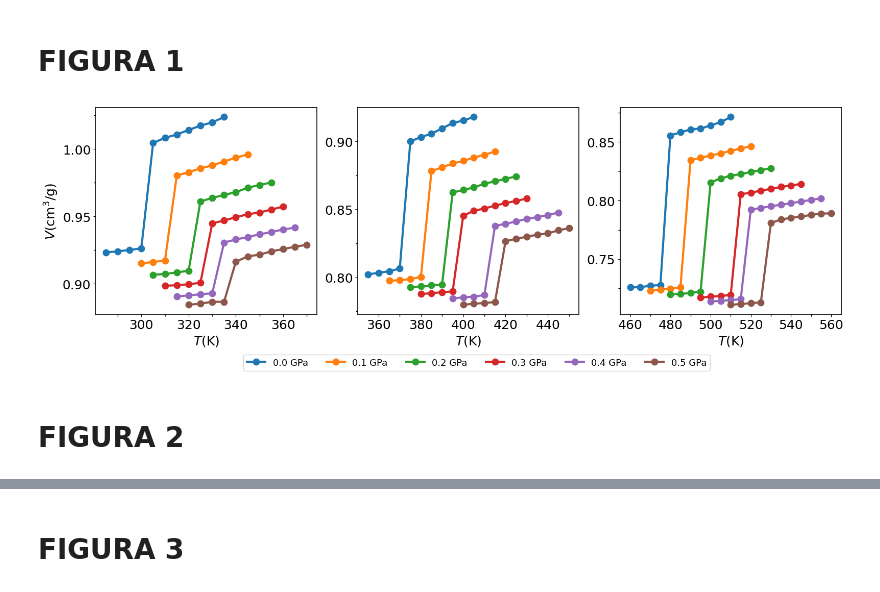
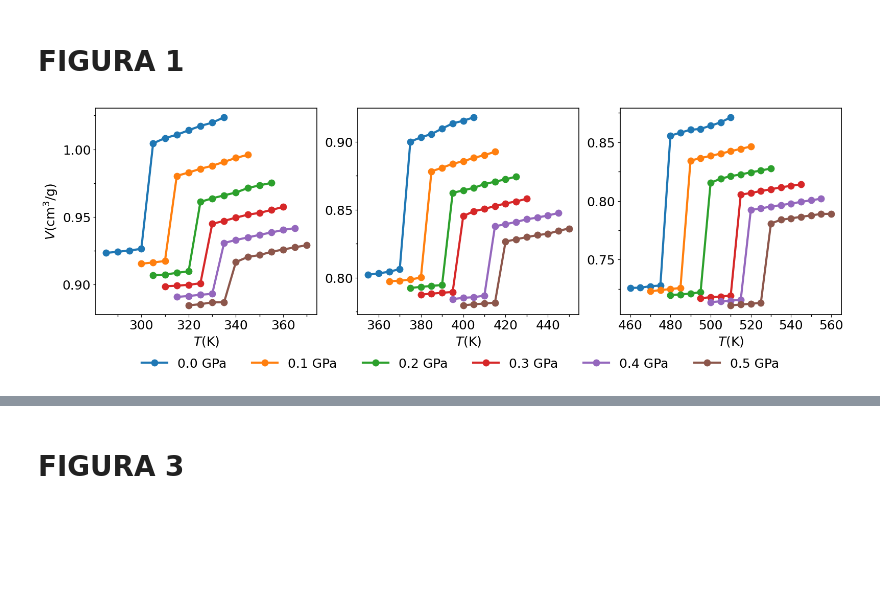
Before and after one commit to aressanu/ENTROPIES-25, a Jupyter notebook: grafics.ipynb, the cells around one changed output, grey strips where cells are left out. Saved outputs shown, nothing was run; the diff lists cells and outputs as text; code cells hidden in the pictures; blank space fills up the shorter version.

```diff
--- a/grafics.ipynb
+++ b/grafics.ipynb
@@ -42,34 +42,32 @@ for idx, (ax, material) in enumerate(zip(axes, materials)):
             if material == 'PG':
                 V = data[:, 1] * 0.0098
 
             line, = ax.plot(T, V, 'o-', color=colors[i % len(colors)],
                             label=label, linewidth=3, markersize=9)
             if idx == 0:
                 all_handles.append(line)
                 all_labels.append(label)
         except Exception as e:
             print(f"  Error llegint {fpath}: {e}")
 
     ax.set_xlabel(r'$T\mathrm{(K)}$', fontsize=18)
     if idx == 0:
         ax.set_ylabel(r'$V\mathrm{(cm^3/g)}$', fontsize=18)
 
     ax.tick_params(axis='both', labelsize=18)
     ax.xaxis.set_major_locator(ticker.MultipleLocator(20))
     ax.yaxis.set_major_locator(ticker.MultipleLocator(0.05))
     ax.xaxis.set_minor_locator(ticker.AutoMinorLocator(2))
     ax.yaxis.set_minor_locator(ticker.AutoMinorLocator(2))
     ax.tick_params(which='minor', length=3, width=1)
 
     for spine in ax.spines.values():
         spine.set_linewidth(1.2)
 
 fig.legend(all_handles, all_labels, loc='lower center', ncol=len(pressures),
-           fontsize=13, bbox_to_anchor=(0.54, -0.08))
+           fontsize=18, bbox_to_anchor=(0.52, -0.10),frameon=False)
 plt.tight_layout()
 plt.savefig('/home/aressanuy/Desktop/doc/paper-npgpgpe/FIGURES/fig1.png', dpi=150, bbox_inches='tight')
 plt.show()
 # %% [output]
-[figure, old version]
+[figure, new version]
-# %% [markdown]
-# FIGURA 2
```
Also changed, not shown: parts of 6 cells of this notebook, 1 other file.
